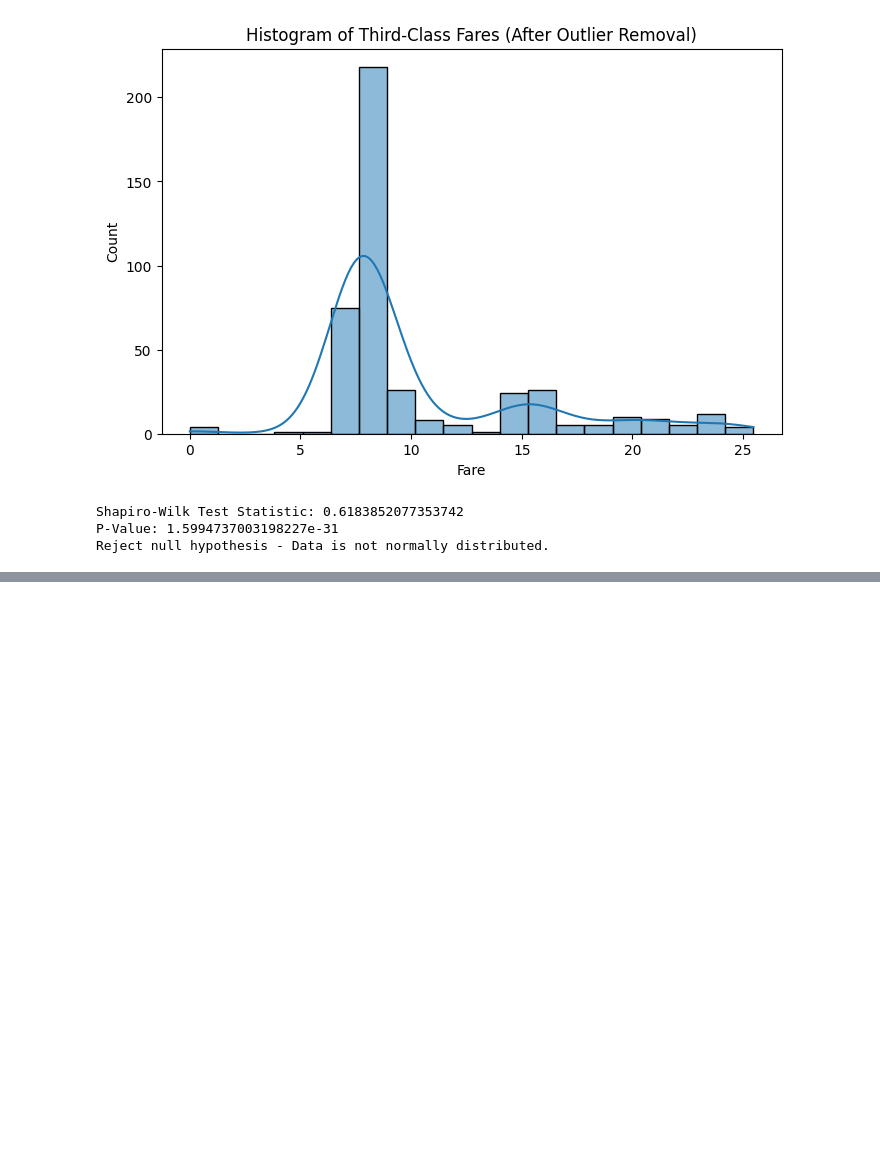
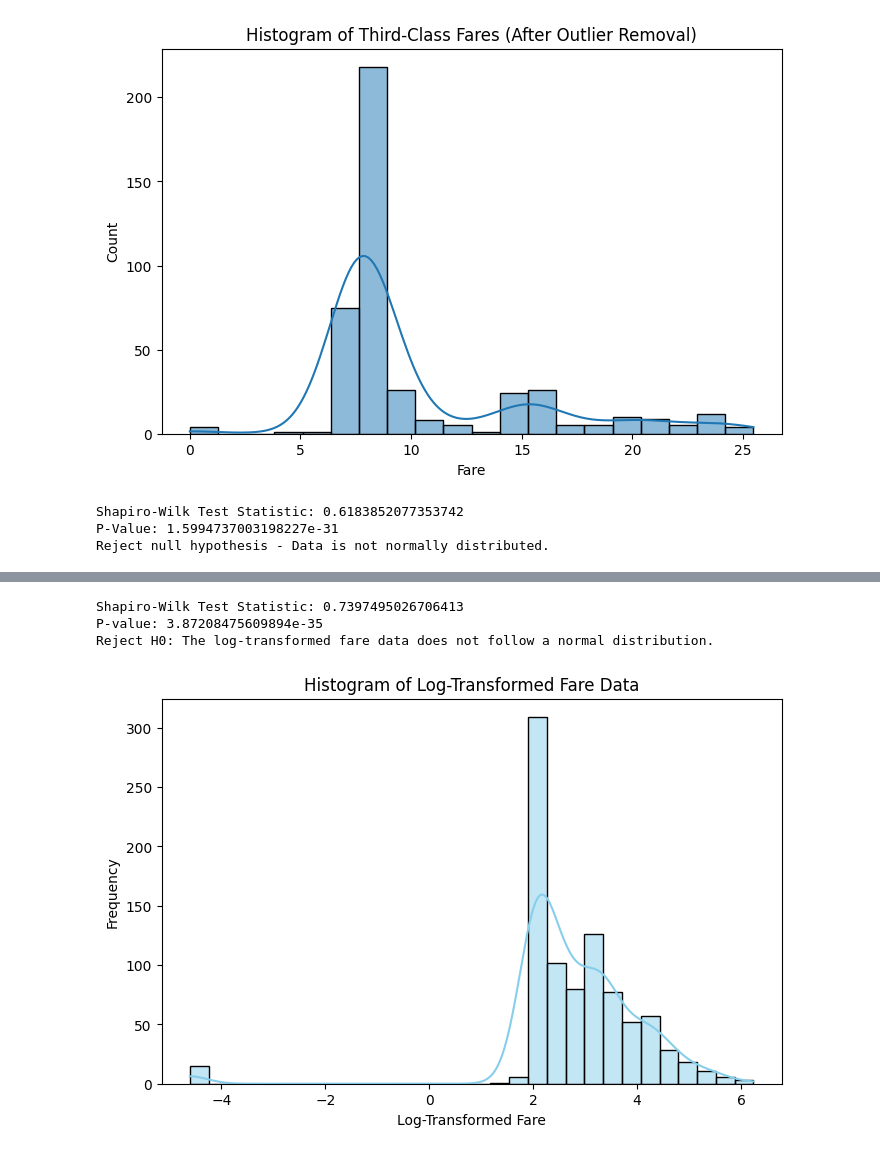
Before and after one commit to ejazurrehman/EDA, a Jupyter notebook: EDA.ipynb, the cells around one changed output, grey strips where cells are left out. Saved outputs shown, nothing was run; the diff lists cells and outputs as text; code cells hidden in the pictures; blank space fills up the shorter version.

```diff
--- a/EDA.ipynb
+++ b/EDA.ipynb
@@ -539,0 +572,43 @@ Reject null hypothesis - Data is not normally distributed.
+# %%
+from scipy.stats import shapiro
+
+# Drop NaN values before applying Shapiro-Wilk test
+fare_log_clean = df["fare_log"].dropna()
+
+# Apply Shapiro-Wilk test
+shapiro_test = shapiro(fare_log_clean)
+
+# Print the results
+print(f"Shapiro-Wilk Test Statistic: {shapiro_test.statistic}")
+print(f"P-value: {shapiro_test.pvalue}")
+
+# Interpretation
+alpha = 0.05
+if shapiro_test.pvalue > alpha:
+    print("Fail to reject H0: The log-transformed fare data appears to be normally distributed.")
+else:
+    print("Reject H0: The log-transformed fare data does not follow a normal distribution.")
+# %% [output]
+Shapiro-Wilk Test Statistic: 0.7397495026706413
+P-value: 3.87208475609894e-35
+Reject H0: The log-transformed fare data does not follow a normal distribution.
+# %%
+import seaborn as sns
+import matplotlib.pyplot as plt
+
+# Drop NaN values before plotting
+fare_log_clean = df["fare_log"].dropna()
+
+# Plot histogram
+plt.figure(figsize=(8, 5))
+sns.histplot(fare_log_clean, bins=30, kde=True, color="skyblue")
+
+# Labels and title
+plt.xlabel("Log-Transformed Fare")
+plt.ylabel("Frequency")
+plt.title("Histogram of Log-Transformed Fare Data")
+
+# Show the plot
+plt.show()
+# %% [output]
+[figure, added]
```
Also changed, not shown: parts of 20 cells of this notebook.
